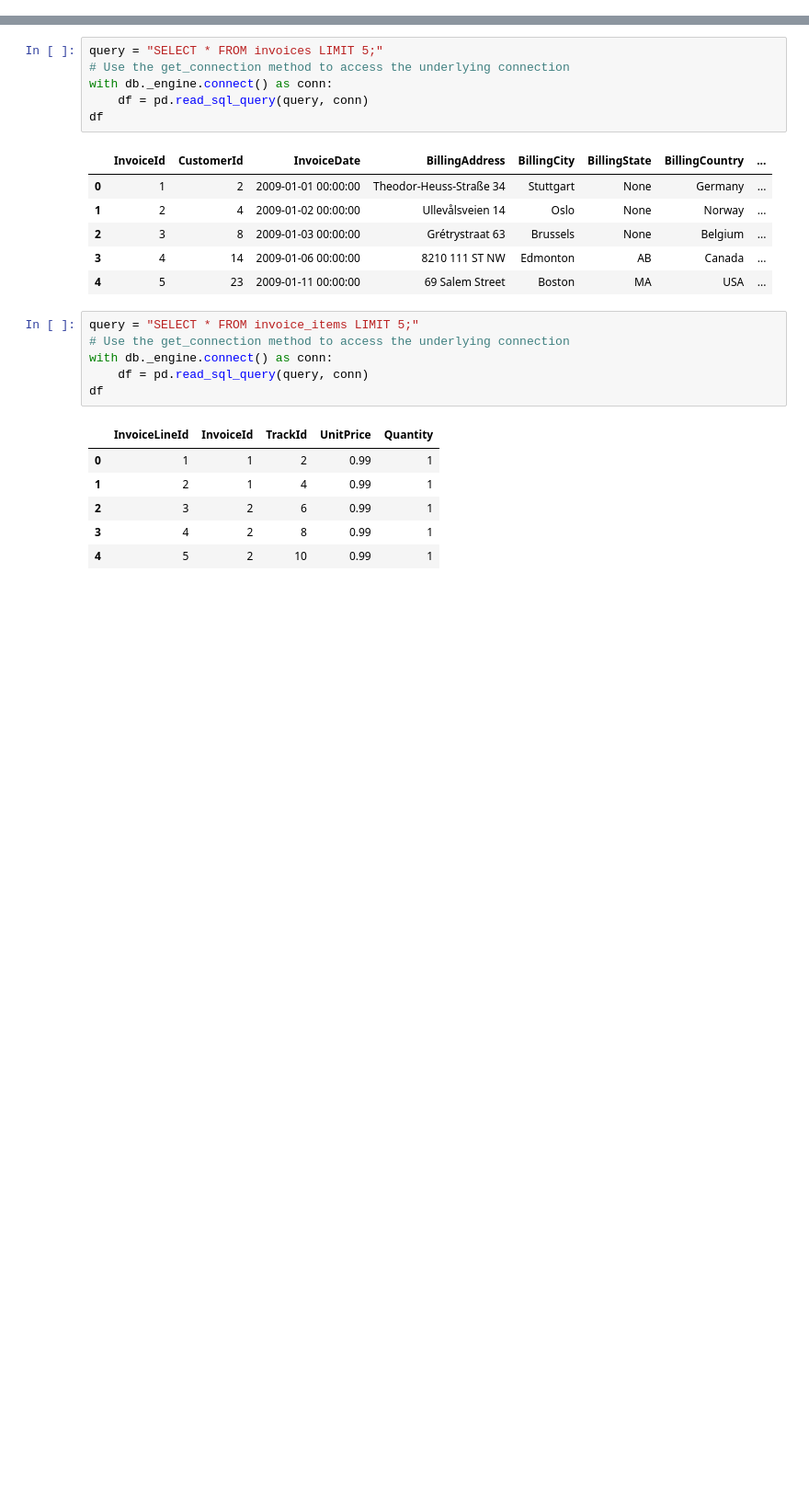
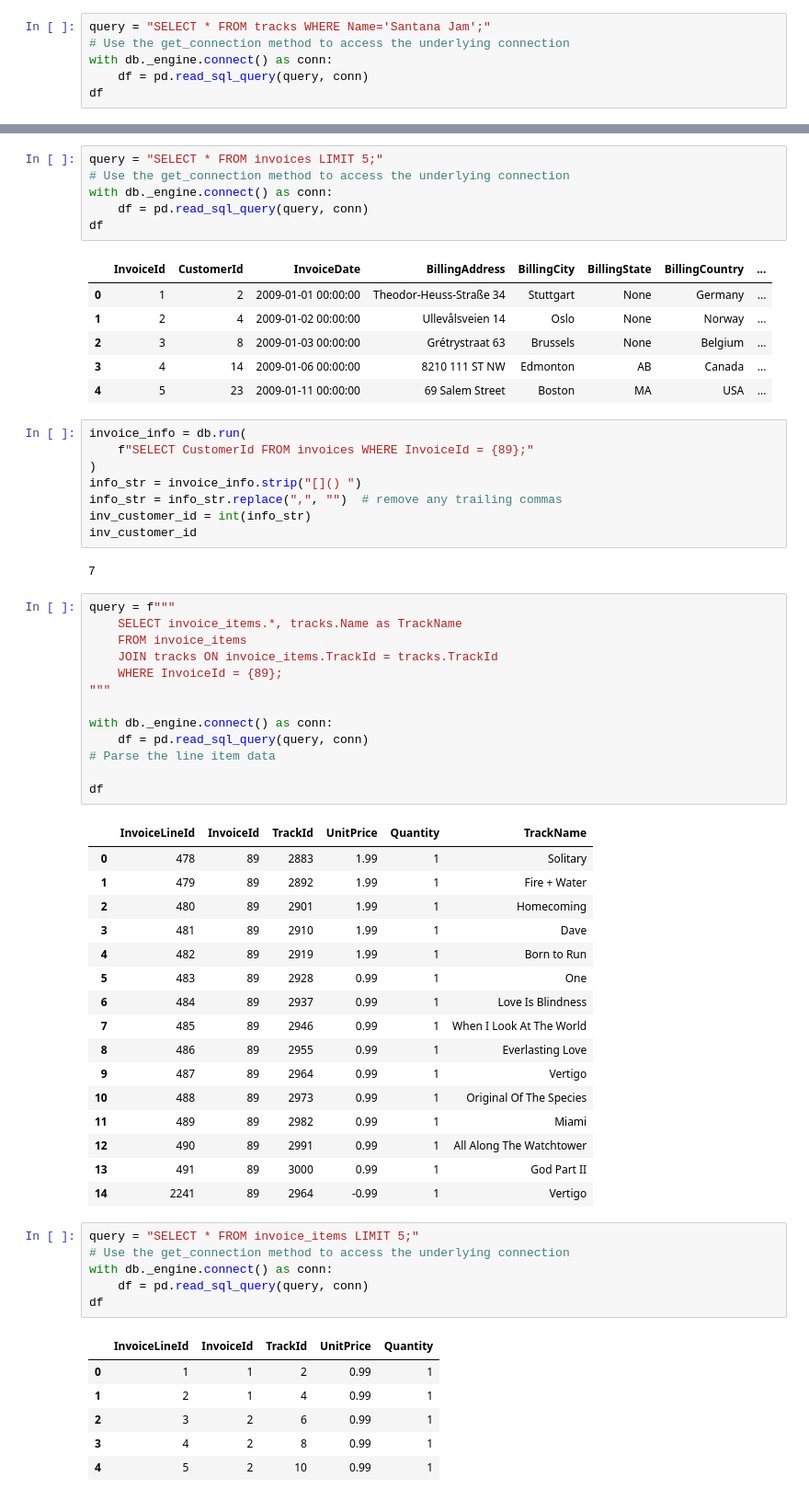
Before and after one commit to jakebroekhuizen/sql-support-bot, a Jupyter notebook: utils.ipynb, the cells around one changed output, grey strips where cells are left out. Shown: that part at 92% size. Drawn from its saved outputs; the diff is of its cells as text; blank space fills up the shorter version.

```diff
--- a/utils.ipynb
+++ b/utils.ipynb
@@ -32,3 +42,9 @@ df  # Display the DataFrame
 | 2 | 3 | Aerosmith |
 | 3 | 4 | Alanis Morissette |
 | 4 | 5 | Alice In Chains |
+# %%
+query = "SELECT * FROM tracks WHERE Name='Santana Jam';"
+# Use the get_connection method to access the underlying connection
+with db._engine.connect() as conn:
+    df = pd.read_sql_query(query, conn)
+df
@@ -147,6 +169,46 @@ df
 | 2 | 3 | 8 | 2009-01-03 00:00:00 | Grétrystraat 63 | Brussels | None | Belgium | ... |
 | 3 | 4 | 14 | 2009-01-06 00:00:00 | 8210 111 ST NW | Edmonton | AB | Canada | ... |
 | 4 | 5 | 23 | 2009-01-11 00:00:00 | 69 Salem Street | Boston | MA | USA | ... |
+# %%
+invoice_info = db.run(
+    f"SELECT CustomerId FROM invoices WHERE InvoiceId = {89};"
+)
+info_str = invoice_info.strip("[]() ")
+info_str = info_str.replace(",", "")  # remove any trailing commas
+inv_customer_id = int(info_str)
+inv_customer_id
+# %% [output]
+7
+# %%
+query = f"""
+    SELECT invoice_items.*, tracks.Name as TrackName
+    FROM invoice_items
+    JOIN tracks ON invoice_items.TrackId = tracks.TrackId
+    WHERE InvoiceId = {89};
+"""
+
+with db._engine.connect() as conn:
+    df = pd.read_sql_query(query, conn)
+# Parse the line item data
+
+df
+# %% [output]
+|  | InvoiceLineId | InvoiceId | TrackId | UnitPrice | Quantity | TrackName |
+| 0 | 478 | 89 | 2883 | 1.99 | 1 | Solitary |
+| 1 | 479 | 89 | 2892 | 1.99 | 1 | Fire + Water |
+| 2 | 480 | 89 | 2901 | 1.99 | 1 | Homecoming |
+| 3 | 481 | 89 | 2910 | 1.99 | 1 | Dave |
+| 4 | 482 | 89 | 2919 | 1.99 | 1 | Born to Run |
+| 5 | 483 | 89 | 2928 | 0.99 | 1 | One |
+| 6 | 484 | 89 | 2937 | 0.99 | 1 | Love Is Blindness |
+| 7 | 485 | 89 | 2946 | 0.99 | 1 | When I Look At The World |
+| 8 | 486 | 89 | 2955 | 0.99 | 1 | Everlasting Love |
+| 9 | 487 | 89 | 2964 | 0.99 | 1 | Vertigo |
+| 10 | 488 | 89 | 2973 | 0.99 | 1 | Original Of The Species |
+| 11 | 489 | 89 | 2982 | 0.99 | 1 | Miami |
+| 12 | 490 | 89 | 2991 | 0.99 | 1 | All Along The Watchtower |
+| 13 | 491 | 89 | 3000 | 0.99 | 1 | God Part II |
+| 14 | 2241 | 89 | 2964 | -0.99 | 1 | Vertigo |
 # %%
 query = "SELECT * FROM invoice_items LIMIT 5;"
 # Use the get_connection method to access the underlying connection
```
Also changed, not shown: parts of 3 cells of this notebook, 4 other files.
